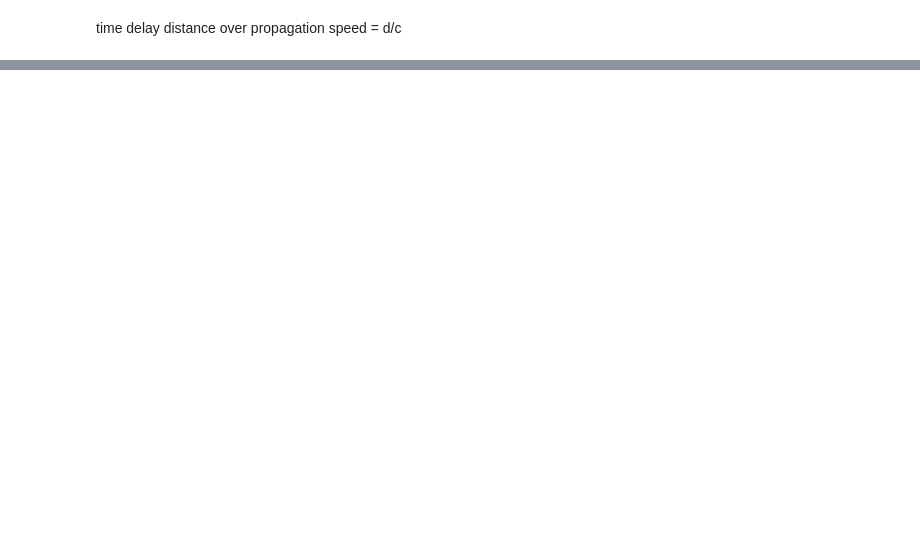
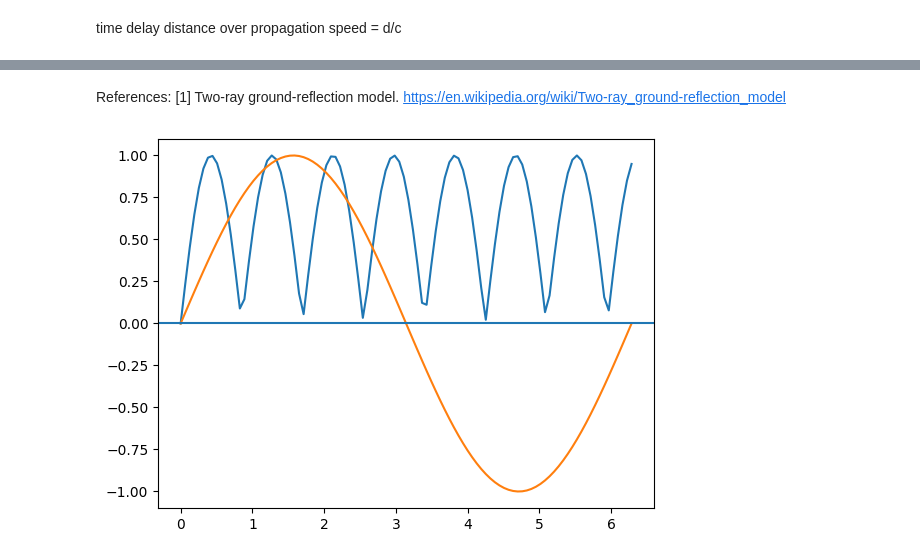
Before and after one commit to emifred/SignalProcessing-Project1, a Jupyter notebook: Untitled.ipynb, the cells around one changed output, grey strips where cells are left out. Cells and saved outputs as stored; diff of their text form; code cells hidden in the pictures; blank space fills up the shorter version.

```diff
--- a/Untitled.ipynb
+++ b/Untitled.ipynb
@@ -63,0 +101,19 @@ print(PrdB(1), 'dBW')
+# %% [markdown]
+References:
+[1] Two-ray ground-reflection model. https://en.wikipedia.org/wiki/Two-ray_ground-reflection_model
+# %%
+frequency = 220
+pi = np.pi
+radianfrequency = 2*pi*frequency
+
+t = np.linspace(0, 2*pi, 100)
+sin = np.absolute(np.sin(radianfrequency*t))
+cos = np.sin(radianfrequency*t)
+
+plt.plot(t, sin)
+#plot.plot(t, np.sin(radianfrequency*t), '--')
+plt.plot(t, np.sin(t))
+plt.axhline()
+plt.show()
+# %% [output]
+[figure, added]
```
Also changed, not shown: parts of 9 cells of this notebook.
